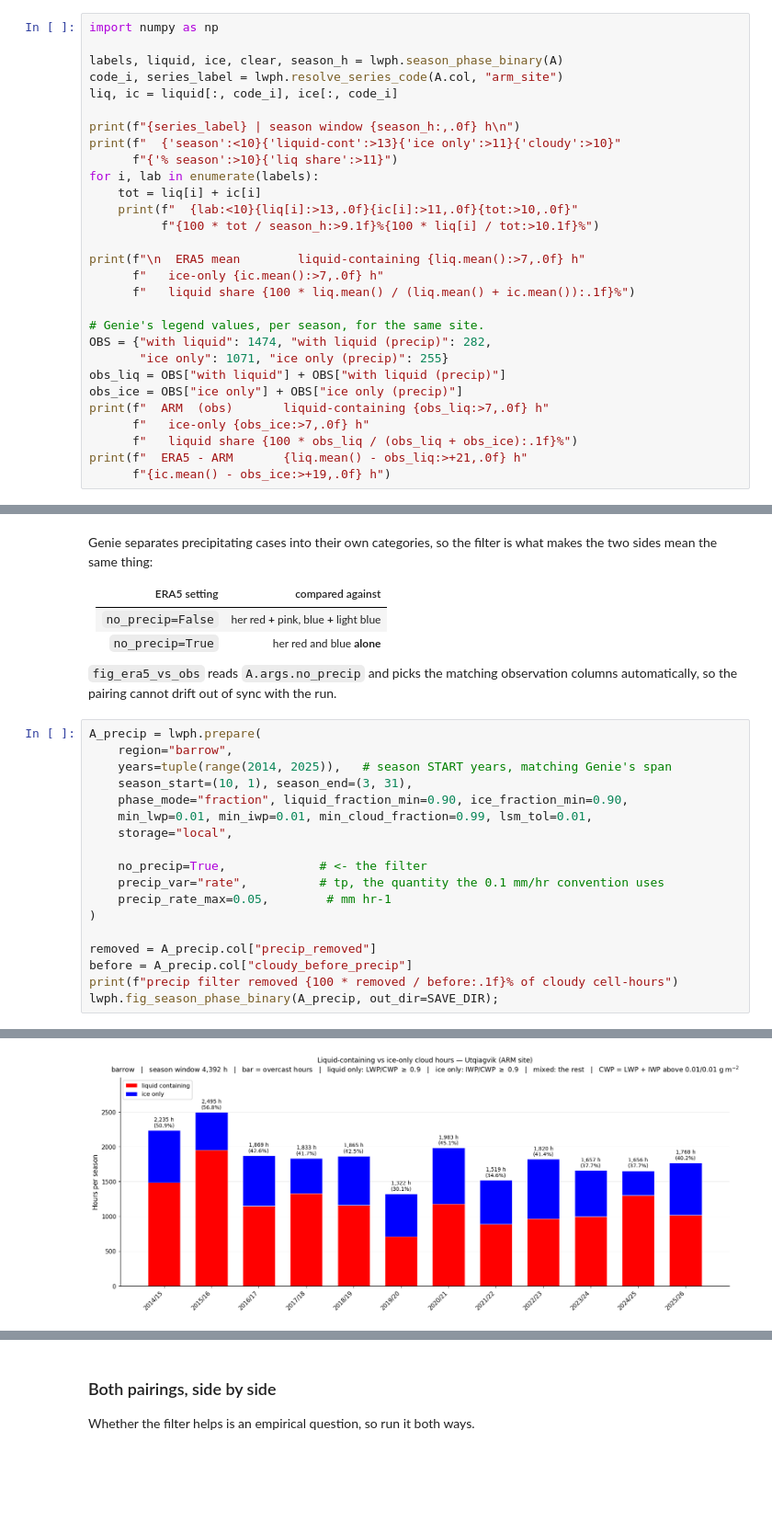
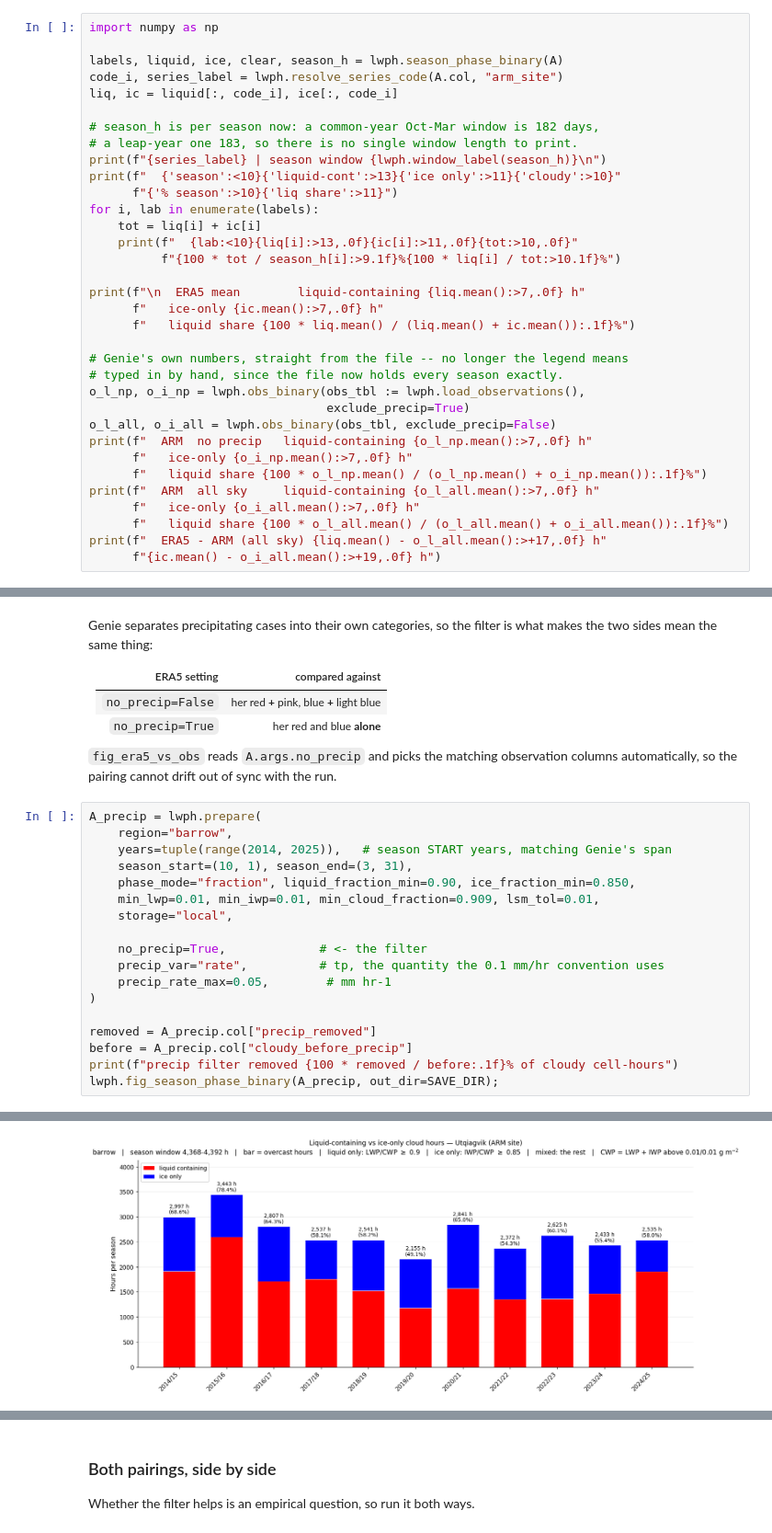
Before and after one commit to andrewjbuggee/Python-Research, a Jupyter notebook: ERA5/surface_energy_budget/comparison_with_Genie_Obs.ipynb, the cells around one changed output, grey strips where cells are left out. Shown at 92% size. Cells and saved outputs as stored; diff of their text form; blank space fills up the shorter version.

Commit message:
comparison with Genie plots uses the fractional LWP/IWP thresholds

```diff
--- a/ERA5/surface_energy_budget/comparison_with_Genie_Obs.ipynb
+++ b/ERA5/surface_energy_budget/comparison_with_Genie_Obs.ipynb
@@ -148,26 +132,31 @@ labels, liquid, ice, clear, season_h = lwph.season_phase_binary(A)
 code_i, series_label = lwph.resolve_series_code(A.col, "arm_site")
 liq, ic = liquid[:, code_i], ice[:, code_i]
 
-print(f"{series_label} | season window {season_h:,.0f} h\n")
+# season_h is per season now: a common-year Oct-Mar window is 182 days,
+# a leap-year one 183, so there is no single window length to print.
+print(f"{series_label} | season window {lwph.window_label(season_h)}\n")
 print(f"  {'season':<10}{'liquid-cont':>13}{'ice only':>11}{'cloudy':>10}"
       f"{'% season':>10}{'liq share':>11}")
 for i, lab in enumerate(labels):
     tot = liq[i] + ic[i]
     print(f"  {lab:<10}{liq[i]:>13,.0f}{ic[i]:>11,.0f}{tot:>10,.0f}"
-          f"{100 * tot / season_h:>9.1f}%{100 * liq[i] / tot:>10.1f}%")
+          f"{100 * tot / season_h[i]:>9.1f}%{100 * liq[i] / tot:>10.1f}%")
 
 print(f"\n  ERA5 mean        liquid-containing {liq.mean():>7,.0f} h"
       f"   ice-only {ic.mean():>7,.0f} h"
       f"   liquid share {100 * liq.mean() / (liq.mean() + ic.mean()):.1f}%")
 
-# Genie's legend values, per season, for the same site.
-OBS = {"with liquid": 1474, "with liquid (precip)": 282,
-       "ice only": 1071, "ice only (precip)": 255}
-obs_liq = OBS["with liquid"] + OBS["with liquid (precip)"]
-obs_ice = OBS["ice only"] + OBS["ice only (precip)"]
-print(f"  ARM  (obs)       liquid-containing {obs_liq:>7,.0f} h"
-      f"   ice-only {obs_ice:>7,.0f} h"
-      f"   liquid share {100 * obs_liq / (obs_liq + obs_ice):.1f}%")
-print(f"  ERA5 - ARM       {liq.mean() - obs_liq:>+21,.0f} h"
-      f"{ic.mean() - obs_ice:>+19,.0f} h")
+# Genie's own numbers, straight from the file -- no longer the legend means
+# typed in by hand, since the file now holds every season exactly.
+o_l_np, o_i_np = lwph.obs_binary(obs_tbl := lwph.load_observations(),
+                                 exclude_precip=True)
+o_l_all, o_i_all = lwph.obs_binary(obs_tbl, exclude_precip=False)
+print(f"  ARM  no precip   liquid-containing {o_l_np.mean():>7,.0f} h"
+      f"   ice-only {o_i_np.mean():>7,.0f} h"
+      f"   liquid share {100 * o_l_np.mean() / (o_l_np.mean() + o_i_np.mean()):.1f}%")
+print(f"  ARM  all sky     liquid-containing {o_l_all.mean():>7,.0f} h"
+      f"   ice-only {o_i_all.mean():>7,.0f} h"
+      f"   liquid share {100 * o_l_all.mean() / (o_l_all.mean() + o_i_all.mean()):.1f}%")
+print(f"  ERA5 - ARM (all sky) {liq.mean() - o_l_all.mean():>+17,.0f} h"
+      f"{ic.mean() - o_i_all.mean():>+19,.0f} h")
 # %% [output]
@@ -244,8 +234,8 @@ A_precip = lwph.prepare(
     region="barrow",
     years=tuple(range(2014, 2025)),   # season START years, matching Genie's span
     season_start=(10, 1), season_end=(3, 31),
-    phase_mode="fraction", liquid_fraction_min=0.90, ice_fraction_min=0.90,
-    min_lwp=0.01, min_iwp=0.01, min_cloud_fraction=0.99, lsm_tol=0.01,
+    phase_mode="fraction", liquid_fraction_min=0.90, ice_fraction_min=0.850,
+    min_lwp=0.01, min_iwp=0.01, min_cloud_fraction=0.909, lsm_tol=0.01,
     storage="local",
 
     no_precip=True,             # <- the filter
@@ -278,4 +268,4 @@ precip filter removed 15.5% of cloudy cell-hours
-[figure, old version]
+[figure, new version]
 # %% [markdown]
 ## 5. ERA5 beside the observations, with residuals
 
```
Also changed, not shown: parts of 23 cells of this notebook, 11 other files.
